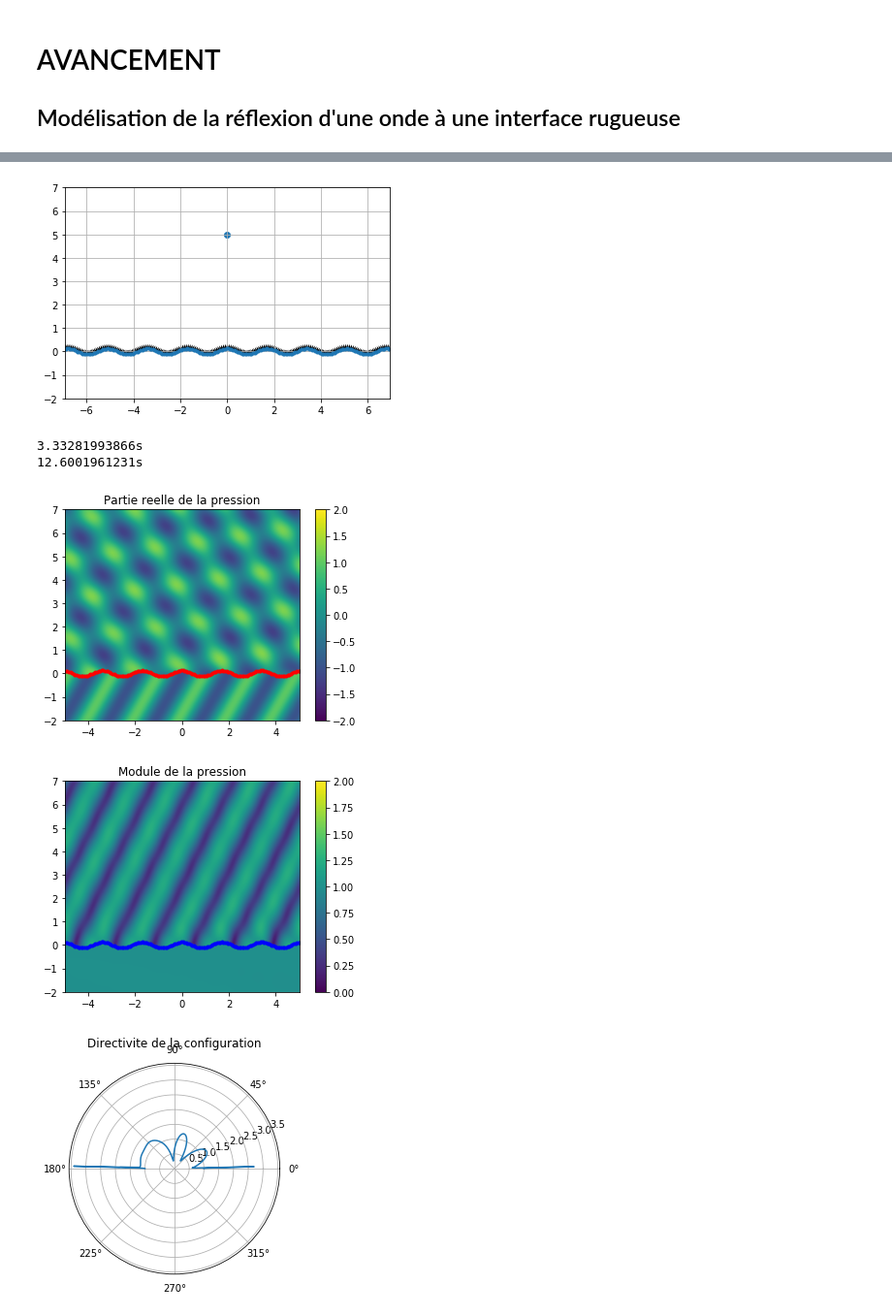
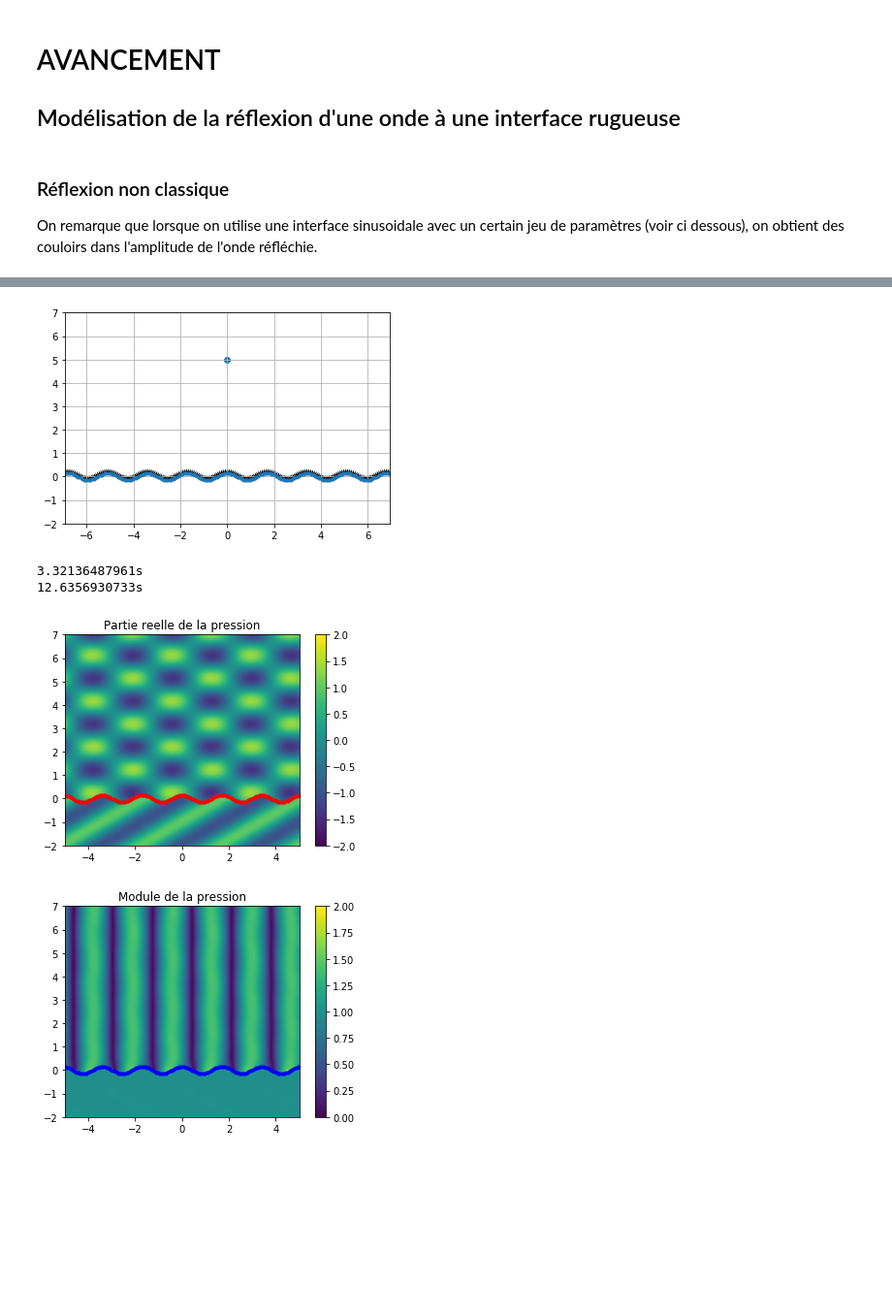
Before and after one commit to caillonantoine/rough-interface, a Jupyter notebook: Avancement.ipynb, the cells around one changed output, grey strips where cells are left out. Shown at 97% size. Cells and saved outputs as stored; diff of their text form; code cells hidden in the pictures; blank space fills up the shorter version.

```diff
--- a/Avancement.ipynb
+++ b/Avancement.ipynb
@@ -7,14 +8,17 @@ import numpy as np
 # %%
 problem = ri.RoughInterfaceScattering()
+# %% [markdown]
+### Réflexion non classique
+On remarque que lorsque on utilise une interface sinusoidale avec un certain jeu de paramètres (voir ci dessous), on obtient des couloirs dans l'amplitude de l'onde réfléchie.
 # %%
-problem.create_interface('s_sinusoidale',.25,1.7,1500,50)
+problem.create_interface('s_sinusoidale',.30,1.7,1500,50)
 problem.set_source('plane',[0,5])
 problem.set_frequency(200)
 problem.set_omega([-5,5,-2,7],150,2)
 problem.set_circle(2,[0,0])
-problem.set_angle(np.pi/3)
+problem.set_angle(30*3.14/180)
 
-p,d = problem.start()
+p,d = problem.start(quiet=False)
 # %% [output]
 Simulation de la réflexion d'une onde plane à une interface rugueuse.
 8 processeur(s) utilisé(s)
@@ -23,7 +27,6 @@ RMS:0.0882966429937, LAMBDA:1.7, LAMBDA/COS(THETA)/8:0.425
 Surface lisse au sens de Rayleigh
-[figure, old version]
+[figure, new version]
-3.33281993866s
-12.6001961231s
+3.32136487961s
+12.6356930733s
-[figure, old version]
+[figure, new version]
-[figure, old version]
+[figure, new version]
-[figure, removed]
```
Also changed, not shown: parts of 2 cells of this notebook, 2 other files.
